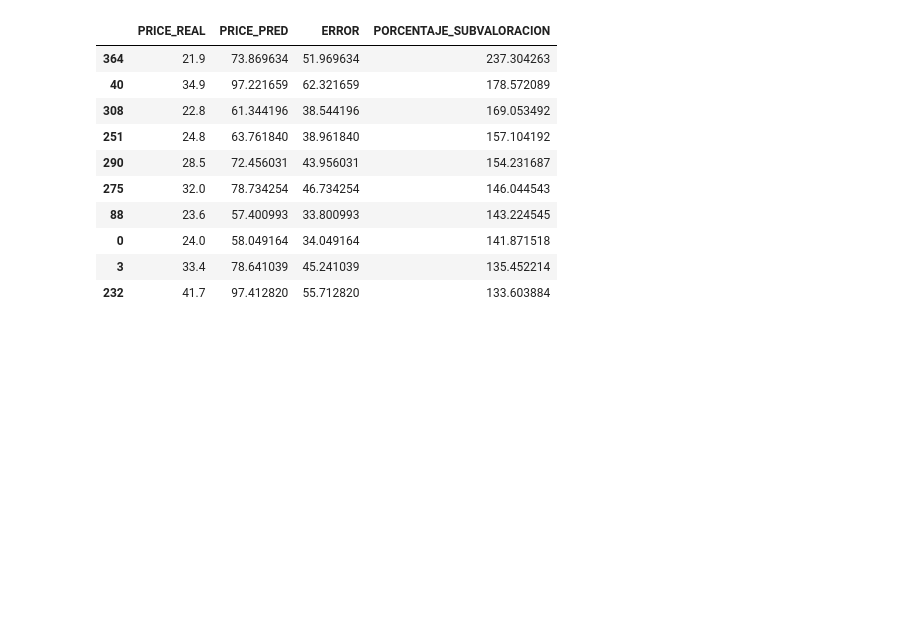
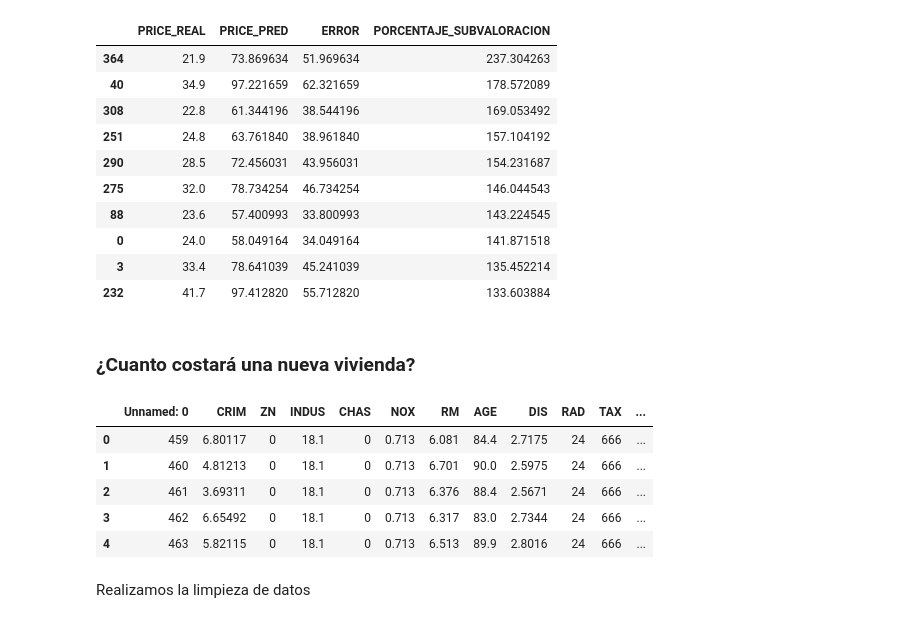
Before and after one commit to cesarqb/House-Price-Prediction-with-Machine-Learning, a Jupyter notebook: notebooks/housing_price_modeling.ipynb, the cells around one changed output. Cells and saved outputs as stored; diff of their text form; code cells hidden in the pictures; blank space fills up the shorter version.

Commit message:
predicion data nueva

```diff
--- a/notebooks/housing_price_modeling.ipynb
+++ b/notebooks/housing_price_modeling.ipynb
@@ -944,3 +944,21 @@ subvaloradas[
 | 0 | 24.0 | 58.049164 | 34.049164 | 141.871518 |
 | 3 | 33.4 | 78.641039 | 45.241039 | 135.452214 |
 | 232 | 41.7 | 97.412820 | 55.712820 | 133.603884 |
+# %% [markdown]
+### ¿Cuanto costará una nueva vivienda?
+# %%
+vivienda_new = pd.read_csv(
+    "../data/raw/vivienda_new.csv",
+    sep=";"
+)
+# %%
+vivienda_new.head()
+# %% [output]
+|  | Unnamed: 0 | CRIM | ZN | INDUS | CHAS | NOX | RM | AGE | DIS | RAD | TAX | ... |
+| 0 | 459 | 6.80117 | 0 | 18.1 | 0 | 0.713 | 6.081 | 84.4 | 2.7175 | 24 | 666 | ... |
+| 1 | 460 | 4.81213 | 0 | 18.1 | 0 | 0.713 | 6.701 | 90.0 | 2.5975 | 24 | 666 | ... |
+| 2 | 461 | 3.69311 | 0 | 18.1 | 0 | 0.713 | 6.376 | 88.4 | 2.5671 | 24 | 666 | ... |
+| 3 | 462 | 6.65492 | 0 | 18.1 | 0 | 0.713 | 6.317 | 83.0 | 2.7344 | 24 | 666 | ... |
+| 4 | 463 | 5.82115 | 0 | 18.1 | 0 | 0.713 | 6.513 | 89.9 | 2.8016 | 24 | 666 | ... |
+# %% [markdown]
+Realizamos la limpieza de datos
```
Also changed, not shown: parts of 11 cells of this notebook, 4 other files.
